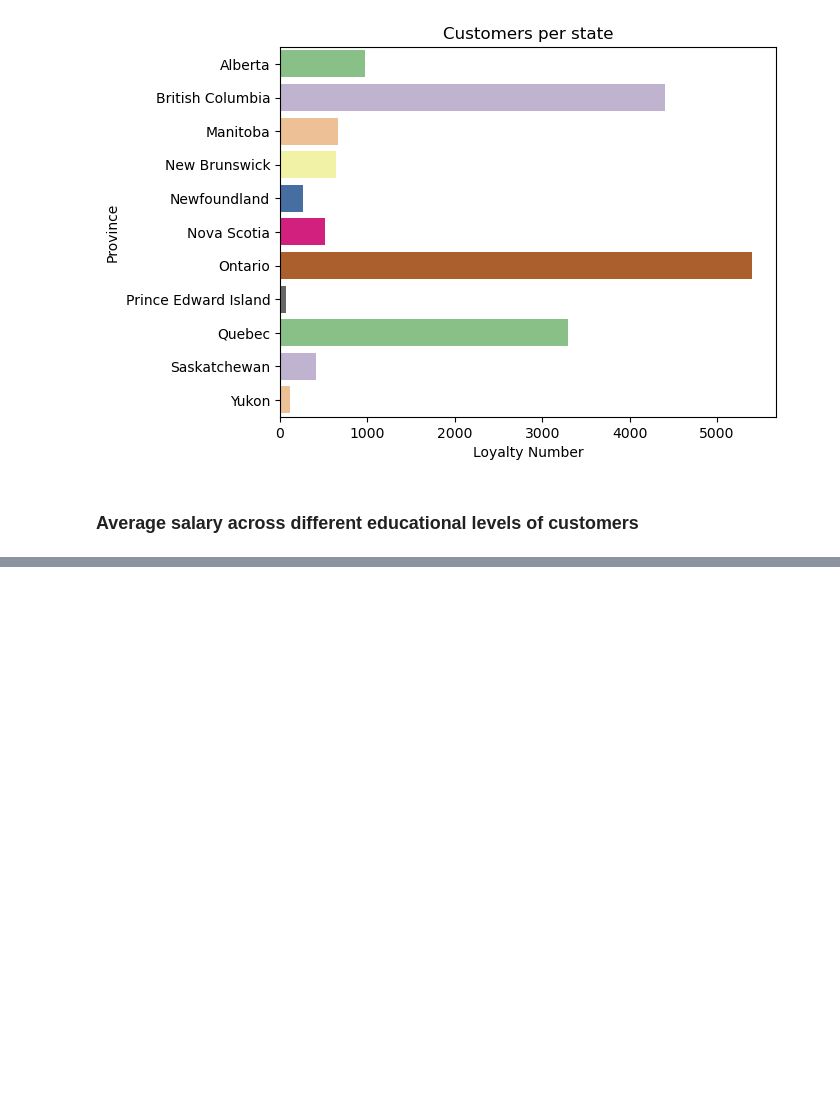
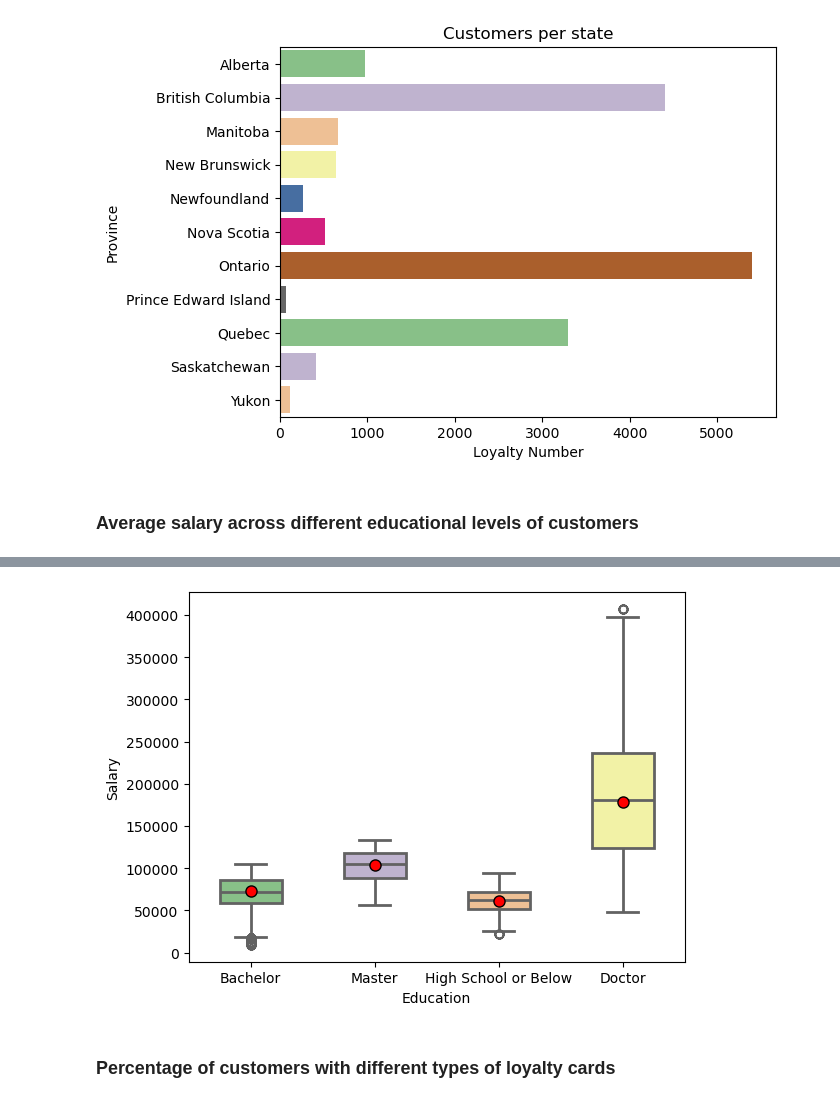
Before and after one commit to Adalab/bda-modulo-3-evaluacion-final-marianela-gomez, a Jupyter notebook: notebooks/analysis.ipynb, the cells around one changed output, grey strips where cells are left out. Saved outputs shown, nothing was run; the diff lists cells and outputs as text; code cells hidden in the pictures; blank space fills up the shorter version.

```diff
--- a/notebooks/analysis.ipynb
+++ b/notebooks/analysis.ipynb
@@ -110,0 +124,14 @@ plt.title('Customers per state');
+# %%
+sns.boxplot(x='Education',
+               y = 'Salary',
+               data = df_loyalty.dropna(subset=['Salary']),  #this will leave 'College' out of the analysis
+               width = 0.5,
+               linewidth = 2,
+               palette = 'Accent',
+               showmeans=True,
+               meanprops={"marker":"o", "markerfacecolor":"red", "markeredgecolor":"black", "markersize":8}
+               );
+# %% [output]
+[figure, added]
+# %% [markdown]
+### Percentage of customers with different types of loyalty cards
```
Also changed, not shown: parts of 7 cells of this notebook, 2 other files.
